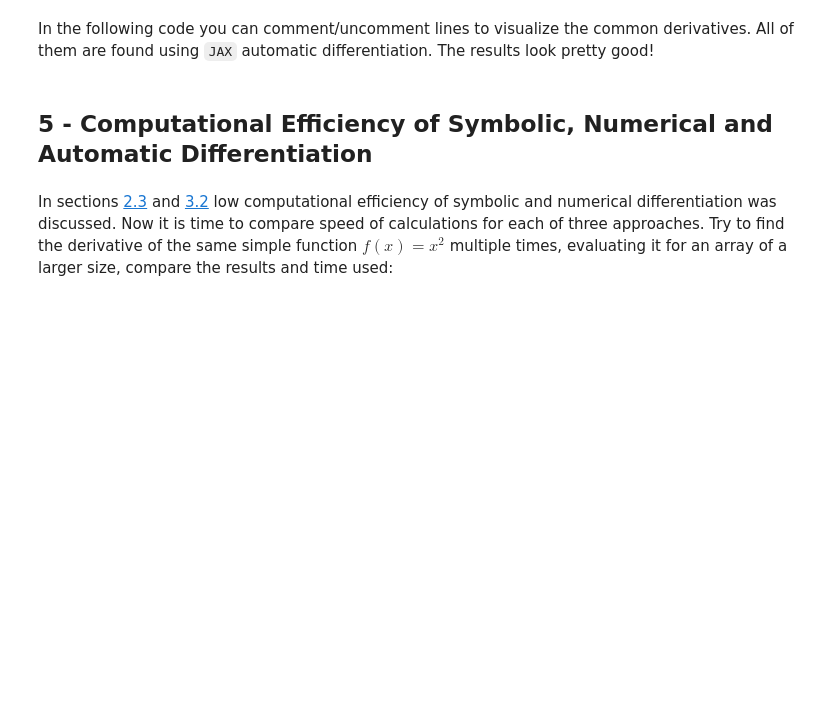
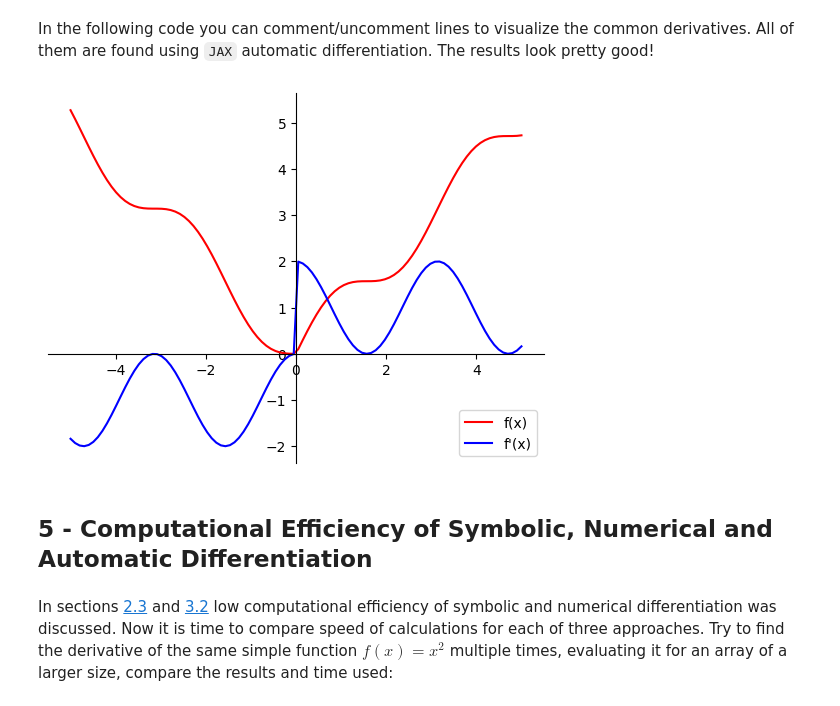
Before and after one commit to smdbz/data-science, a Jupyter notebook: notebooks/C2_W1_Lab_1_differentiation_in_python.ipynb, the cells around one changed output. Saved outputs shown, nothing was run; the diff lists cells and outputs as text; code cells hidden in the pictures; blank space fills up the shorter version.

```diff
--- a/notebooks/C2_W1_Lab_1_differentiation_in_python.ipynb
+++ b/notebooks/C2_W1_Lab_1_differentiation_in_python.ipynb
@@ -432,17 +448,19 @@ plot_f1_and_f2(f, vmap(grad(f)))
 In the following code you can comment/uncomment lines to visualize the common derivatives. All of them are found using `JAX` automatic differentiation. The results look pretty good!
 # %%
 def g(x):
-#     return x**3
-#     return 2*x**3 - 3*x**2 + 5
-#     return 1/x
-#     return jnp.exp(x)
-#     return jnp.log(x)
-#     return jnp.sin(x)
-#     return jnp.cos(x)
-    return jnp.abs(x)
-#     return jnp.abs(x)+jnp.sin(x)*jnp.cos(x)
+    # return x**3
+    # return 2*x**3 - 3*x**2 + 5
+    # return 1/x
+    # return jnp.exp(x)
+    # return jnp.log(x)
+    # return jnp.sin(x)
+    # return jnp.cos(x)
+    # return jnp.abs(x)
+    return jnp.abs(x)+jnp.sin(x)*jnp.cos(x)
 
 plot_f1_and_f2(g, vmap(grad(g)))
+# %% [output]
+[figure, added]
 # %% [markdown]
 <a name='5'></a>
 ## 5 - Computational Efficiency of Symbolic, Numerical and Automatic Differentiation
```
Also changed, not shown: parts of 9 cells of this notebook, 8 other files.
